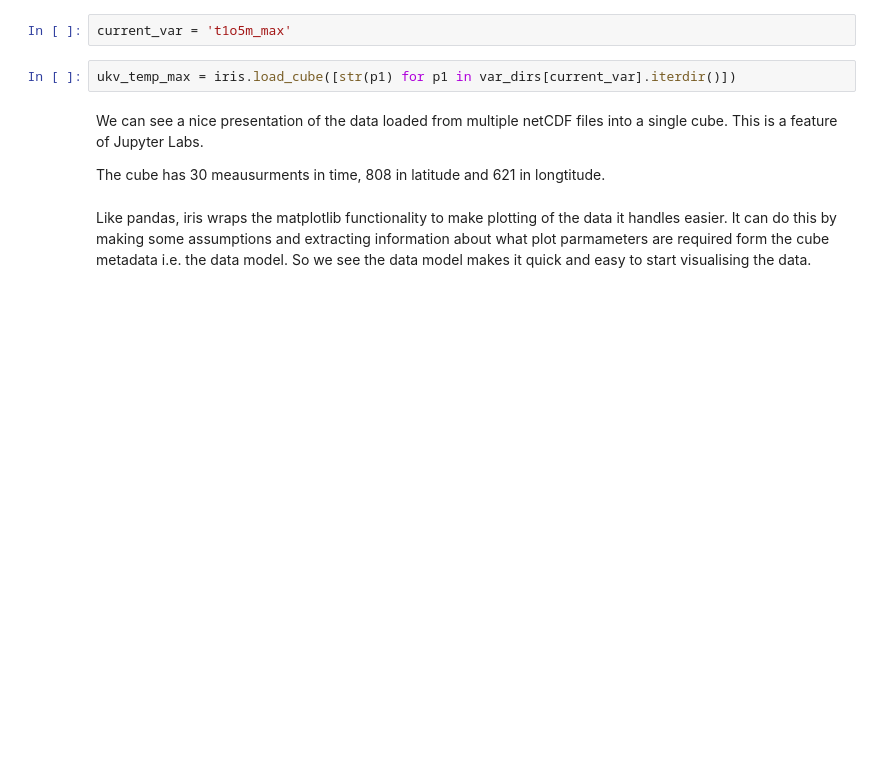
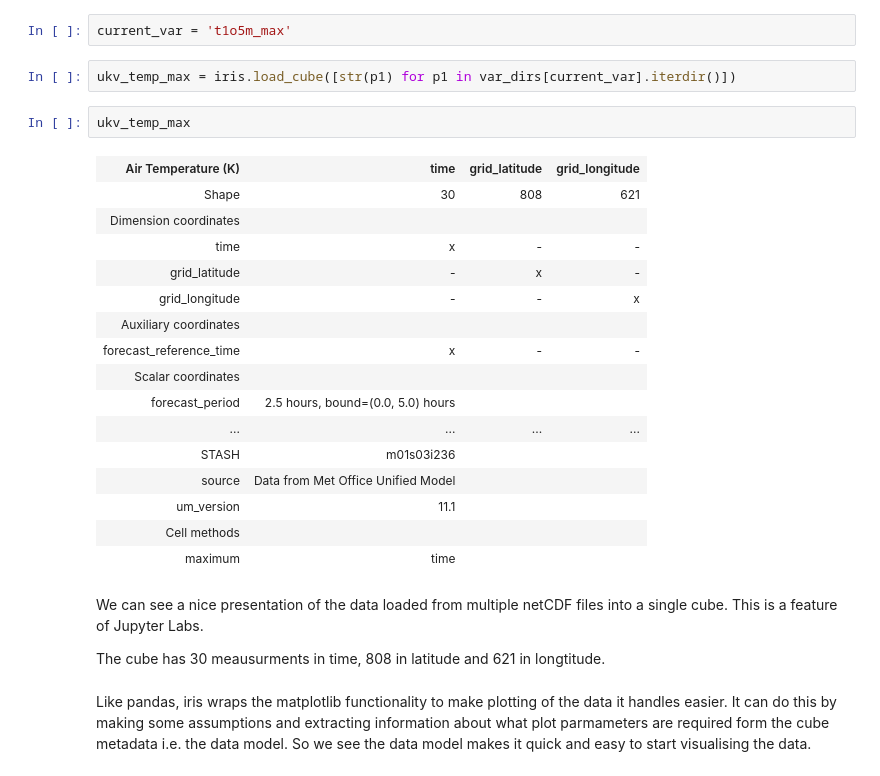
Before and after one commit to informatics-lab/intro_python_data_analysis, a Jupyter notebook: 06_PythonDataModel_Gridded.ipynb, the cells around one changed output. Cells and saved outputs as stored; diff of their text form; blank space fills up the shorter version.

```diff
--- a/06_PythonDataModel_Gridded.ipynb
+++ b/06_PythonDataModel_Gridded.ipynb
@@ -69,6 +69,25 @@ We will start by looking at temperature.
 current_var = 't1o5m_max'
 # %%
 ukv_temp_max = iris.load_cube([str(p1) for p1 in var_dirs[current_var].iterdir()])
+# %%
+ukv_temp_max
+# %% [output]
+| Air Temperature (K) | time | grid_latitude | grid_longitude |
+| Shape | 30 | 808 | 621 |
+| Dimension coordinates |  |  |  |
+| time | x | - | - |
+| grid_latitude | - | x | - |
+| grid_longitude | - | - | x |
+| Auxiliary coordinates |  |  |  |
+| forecast_reference_time | x | - | - |
+| Scalar coordinates |  |  |  |
+| forecast_period | 2.5 hours, bound=(0.0, 5.0) hours |  |  |
+| ... | ... | ... | ... |
+| STASH | m01s03i236 |  |  |
+| source | Data from Met Office Unified Model |  |  |
+| um_version | 11.1 |  |  |
+| Cell methods |  |  |  |
+| maximum | time |  |  |
 # %% [markdown]
 We can see a nice presentation of the data loaded from multiple netCDF files into a single cube. This is a feature of Jupyter Labs.
 
```
Also changed, not shown: parts of 2 cells of this notebook, 2 other files.
